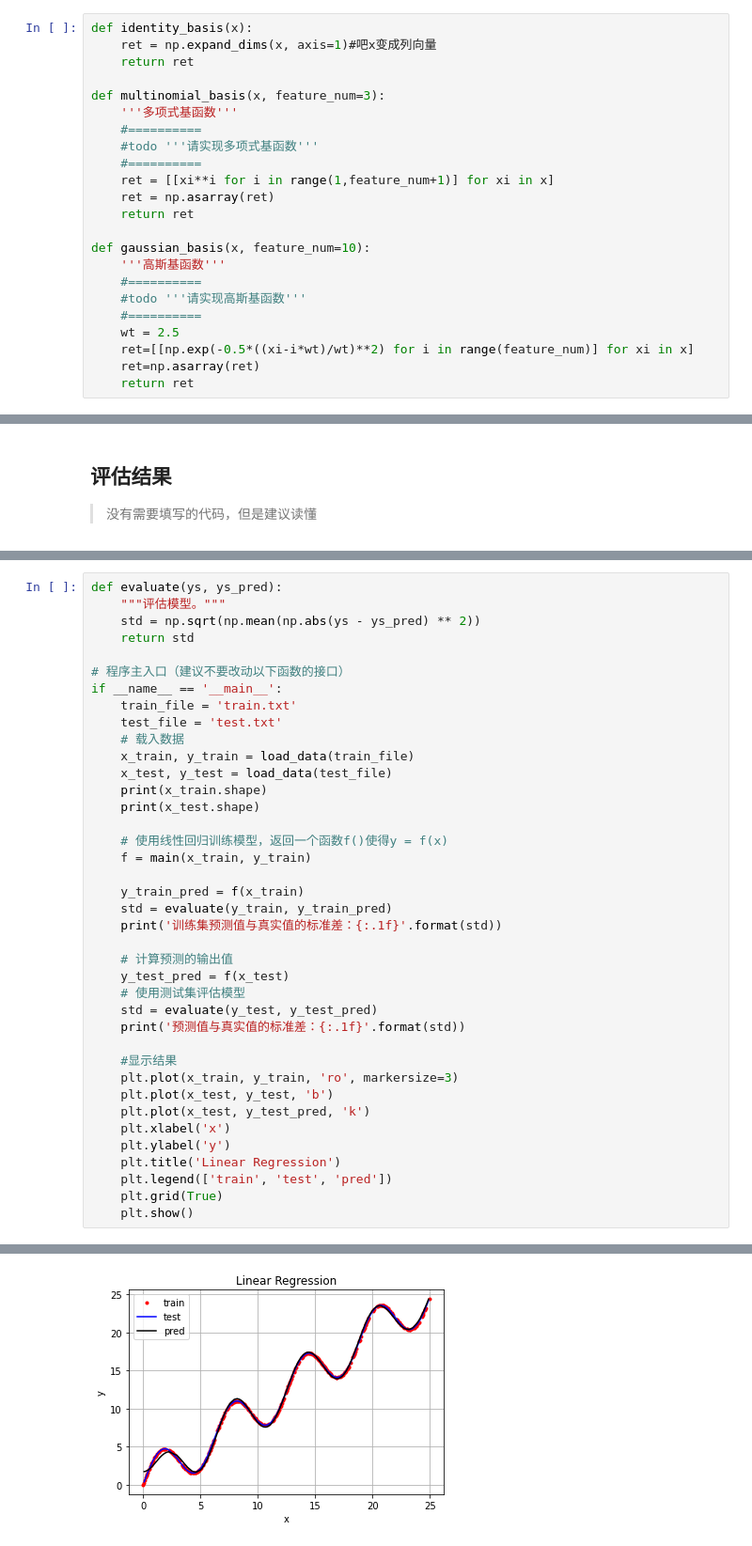
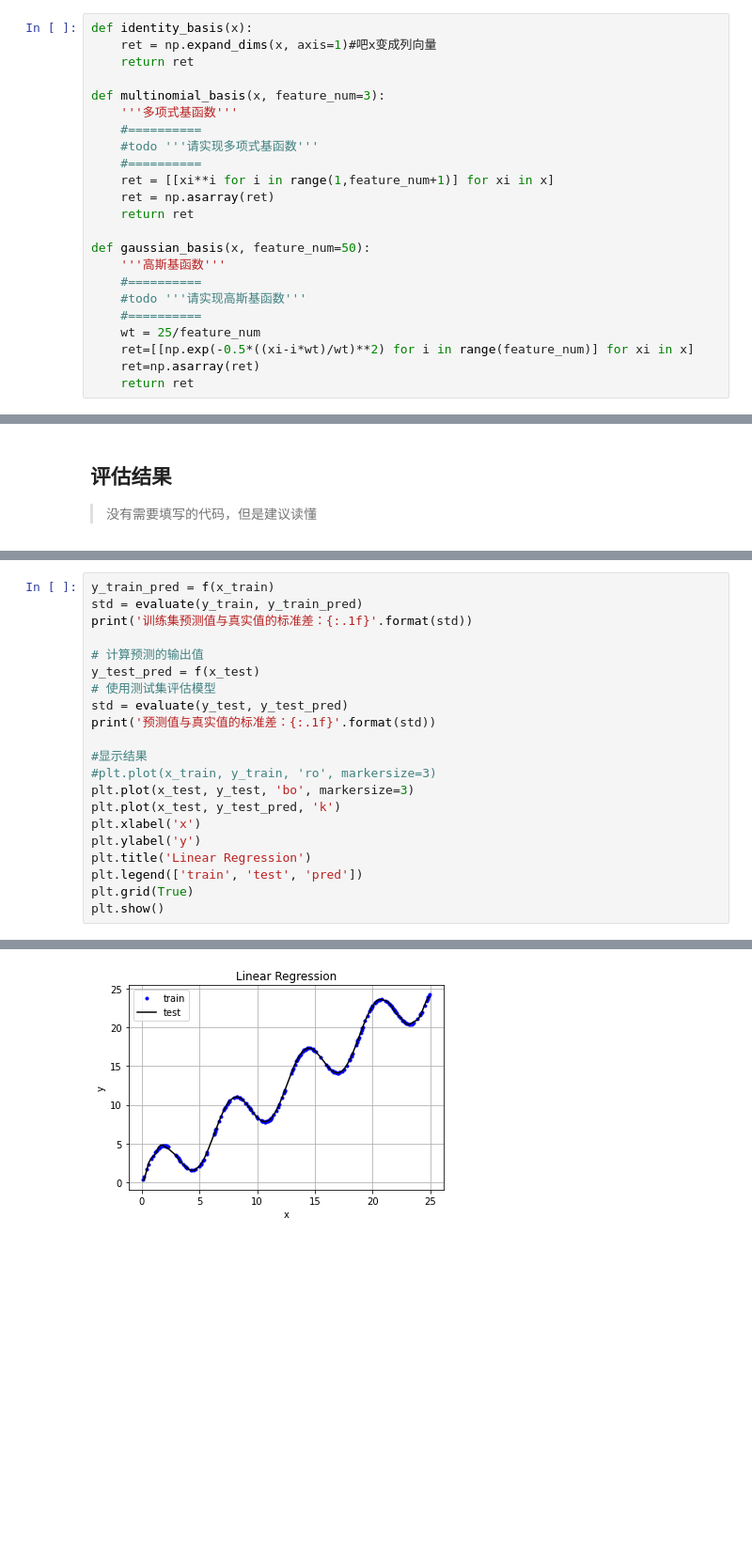
Before and after one commit to touxiaoling/exercise, a Jupyter notebook: chap2_linear_regression/exercise-linear_regression_3.ipynb, the cells around one changed output, grey strips where cells are left out. Shown: that part at 94% size. Cells and saved outputs as stored; diff of their text form; blank space fills up the shorter version.

```diff
--- a/chap2_linear_regression/exercise-linear_regression_3.ipynb
+++ b/chap2_linear_regression/exercise-linear_regression_3.ipynb
@@ -34,12 +34,12 @@ def multinomial_basis(x, feature_num=3):
     ret = np.asarray(ret)
     return ret
 
-def gaussian_basis(x, feature_num=10):
+def gaussian_basis(x, feature_num=50):
     '''高斯基函数'''
     #==========
     #todo '''请实现高斯基函数'''
     #==========
-    wt = 2.5
+    wt = 25/feature_num
     ret=[[np.exp(-0.5*((xi-i*wt)/wt)**2) for i in range(feature_num)] for xi in x]
     ret=np.asarray(ret)
     return ret
@@ -120,40 +123,22 @@ def main(x_train, y_train):
 # %%
-def evaluate(ys, ys_pred):
-    """评估模型。"""
-    std = np.sqrt(np.mean(np.abs(ys - ys_pred) ** 2))
-    return std
+y_train_pred = f(x_train)
+std = evaluate(y_train, y_train_pred)
+print('训练集预测值与真实值的标准差：{:.1f}'.format(std))
 
-# 程序主入口（建议不要改动以下函数的接口）
-if __name__ == '__main__':
-    train_file = 'train.txt'
-    test_file = 'test.txt'
-    # 载入数据
-    x_train, y_train = load_data(train_file)
-    x_test, y_test = load_data(test_file)
-    print(x_train.shape)
-    print(x_test.shape)
+# 计算预测的输出值
+y_test_pred = f(x_test)
+# 使用测试集评估模型
+std = evaluate(y_test, y_test_pred)
+print('预测值与真实值的标准差：{:.1f}'.format(std))
 
-    # 使用线性回归训练模型，返回一个函数f()使得y = f(x)
-    f = main(x_train, y_train)
-
-    y_train_pred = f(x_train)
-    std = evaluate(y_train, y_train_pred)
-    print('训练集预测值与真实值的标准差：{:.1f}'.format(std))
-
-    # 计算预测的输出值
-    y_test_pred = f(x_test)
-    # 使用测试集评估模型
-    std = evaluate(y_test, y_test_pred)
-    print('预测值与真实值的标准差：{:.1f}'.format(std))
-
-    #显示结果
-    plt.plot(x_train, y_train, 'ro', markersize=3)
-    plt.plot(x_test, y_test, 'b')
-    plt.plot(x_test, y_test_pred, 'k')
-    plt.xlabel('x')
-    plt.ylabel('y')
-    plt.title('Linear Regression')
-    plt.legend(['train', 'test', 'pred'])
-    plt.grid(True)
-    plt.show()
+#显示结果
+#plt.plot(x_train, y_train, 'ro', markersize=3)
+plt.plot(x_test, y_test, 'bo', markersize=3)
+plt.plot(x_test, y_test_pred, 'k')
+plt.xlabel('x')
+plt.ylabel('y')
+plt.title('Linear Regression')
+plt.legend(['train', 'test', 'pred'])
+plt.grid(True)
+plt.show()
 # %% [output]
@@ -163,3 +145,3 @@ if __name__ == '__main__':
 训练集预测值与真实值的标准差：10.0
 预测值与真实值的标准差：10.1
-[figure, old version]
+[figure, new version]
```
Also changed, not shown: parts of 4 cells of this notebook, 1 other file.
